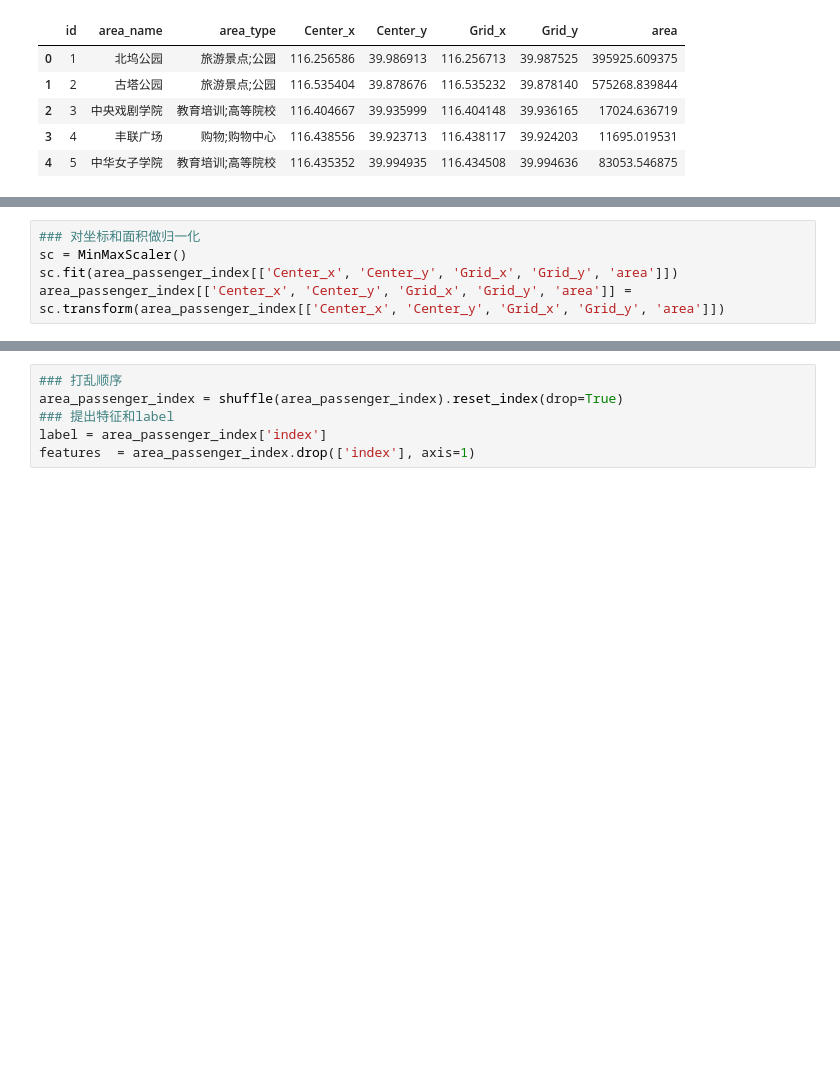
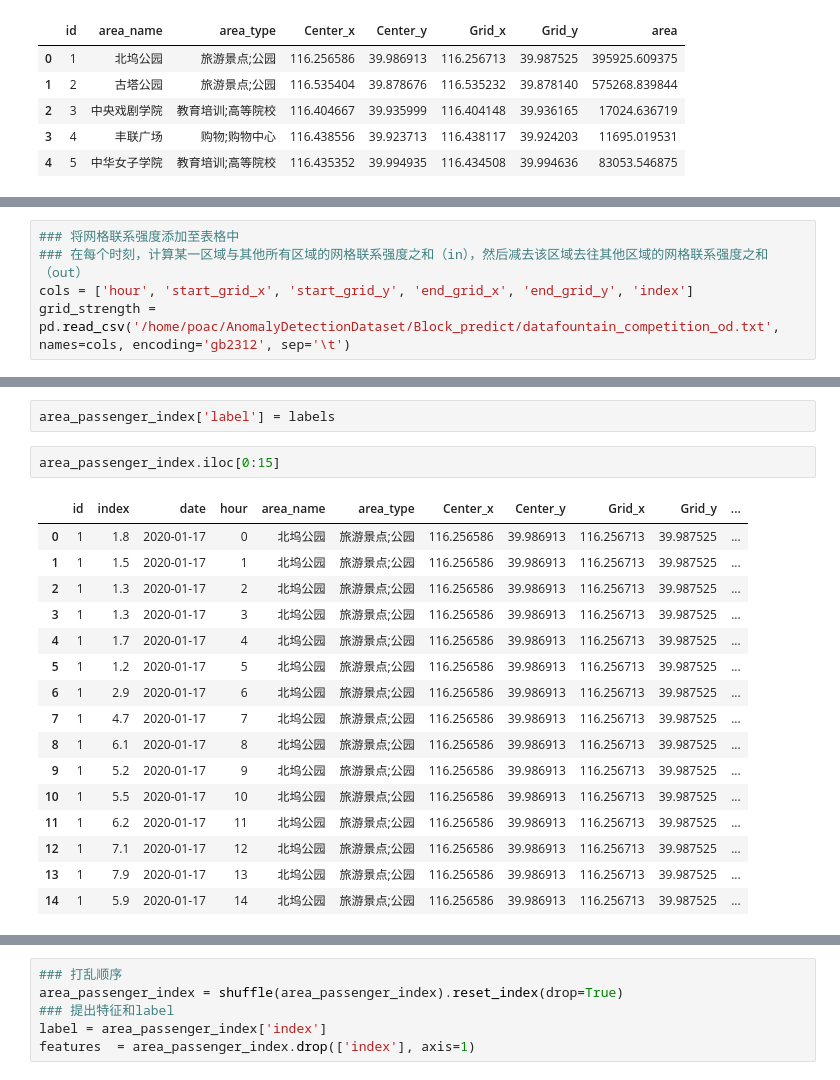
Before and after one commit to LiangHaoran/Block_predict, a Jupyter notebook: jupyter/preprocess.ipynb, the cells around one changed output, grey strips where cells are left out. Drawn from its saved outputs; the diff is of its cells as text; blank space fills up the shorter version.

```diff
--- a/jupyter/preprocess.ipynb
+++ b/jupyter/preprocess.ipynb
@@ -100,5 +86,5 @@ area_passenger_index.iloc[0:10]
-# %%
-### 对坐标和面积做归一化
-sc = MinMaxScaler()
-sc.fit(area_passenger_index[['Center_x', 'Center_y', 'Grid_x', 'Grid_y', 'area']])
-area_passenger_index[['Center_x', 'Center_y', 'Grid_x', 'Grid_y', 'area']] = sc.transform(area_passenger_index[['Center_x', 'Center_y', 'Grid_x', 'Grid_y', 'area']])
+# %%
+### 将网格联系强度添加至表格中
+### 在每个时刻，计算某一区域与其他所有区域的网格联系强度之和（in），然后减去该区域去往其他区域的网格联系强度之和（out）
+cols = ['hour', 'start_grid_x', 'start_grid_y', 'end_grid_x', 'end_grid_y', 'index']
+grid_strength = pd.read_csv('/home/poac/AnomalyDetectionDataset/Block_predict/datafountain_competition_od.txt', names=cols, encoding='gb2312', sep='\t')
@@ -104,0 +150,21 @@ area_passenger_index[['Center_x', 'Center_y', 'Grid_x', 'Grid_y', 'area']] = sc.
+# %%
+area_passenger_index['label'] = labels
+# %%
+area_passenger_index.iloc[0:15]
+# %% [output]
+|  | id | index | date | hour | area_name | area_type | Center_x | Center_y | Grid_x | Grid_y | ... |
+| 0 | 1 | 1.8 | 2020-01-17 | 0 | 北坞公园 | 旅游景点;公园 | 116.256586 | 39.986913 | 116.256713 | 39.987525 | ... |
+| 1 | 1 | 1.5 | 2020-01-17 | 1 | 北坞公园 | 旅游景点;公园 | 116.256586 | 39.986913 | 116.256713 | 39.987525 | ... |
+| 2 | 1 | 1.3 | 2020-01-17 | 2 | 北坞公园 | 旅游景点;公园 | 116.256586 | 39.986913 | 116.256713 | 39.987525 | ... |
+| 3 | 1 | 1.3 | 2020-01-17 | 3 | 北坞公园 | 旅游景点;公园 | 116.256586 | 39.986913 | 116.256713 | 39.987525 | ... |
+| 4 | 1 | 1.7 | 2020-01-17 | 4 | 北坞公园 | 旅游景点;公园 | 116.256586 | 39.986913 | 116.256713 | 39.987525 | ... |
+| 5 | 1 | 1.2 | 2020-01-17 | 5 | 北坞公园 | 旅游景点;公园 | 116.256586 | 39.986913 | 116.256713 | 39.987525 | ... |
+| 6 | 1 | 2.9 | 2020-01-17 | 6 | 北坞公园 | 旅游景点;公园 | 116.256586 | 39.986913 | 116.256713 | 39.987525 | ... |
+| 7 | 1 | 4.7 | 2020-01-17 | 7 | 北坞公园 | 旅游景点;公园 | 116.256586 | 39.986913 | 116.256713 | 39.987525 | ... |
+| 8 | 1 | 6.1 | 2020-01-17 | 8 | 北坞公园 | 旅游景点;公园 | 116.256586 | 39.986913 | 116.256713 | 39.987525 | ... |
+| 9 | 1 | 5.2 | 2020-01-17 | 9 | 北坞公园 | 旅游景点;公园 | 116.256586 | 39.986913 | 116.256713 | 39.987525 | ... |
+| 10 | 1 | 5.5 | 2020-01-17 | 10 | 北坞公园 | 旅游景点;公园 | 116.256586 | 39.986913 | 116.256713 | 39.987525 | ... |
+| 11 | 1 | 6.2 | 2020-01-17 | 11 | 北坞公园 | 旅游景点;公园 | 116.256586 | 39.986913 | 116.256713 | 39.987525 | ... |
+| 12 | 1 | 7.1 | 2020-01-17 | 12 | 北坞公园 | 旅游景点;公园 | 116.256586 | 39.986913 | 116.256713 | 39.987525 | ... |
+| 13 | 1 | 7.9 | 2020-01-17 | 13 | 北坞公园 | 旅游景点;公园 | 116.256586 | 39.986913 | 116.256713 | 39.987525 | ... |
+| 14 | 1 | 5.9 | 2020-01-17 | 14 | 北坞公园 | 旅游景点;公园 | 116.256586 | 39.986913 | 116.256713 | 39.987525 | ... |
```
Also changed, not shown: parts of 27 cells of this notebook, 2 other files.
